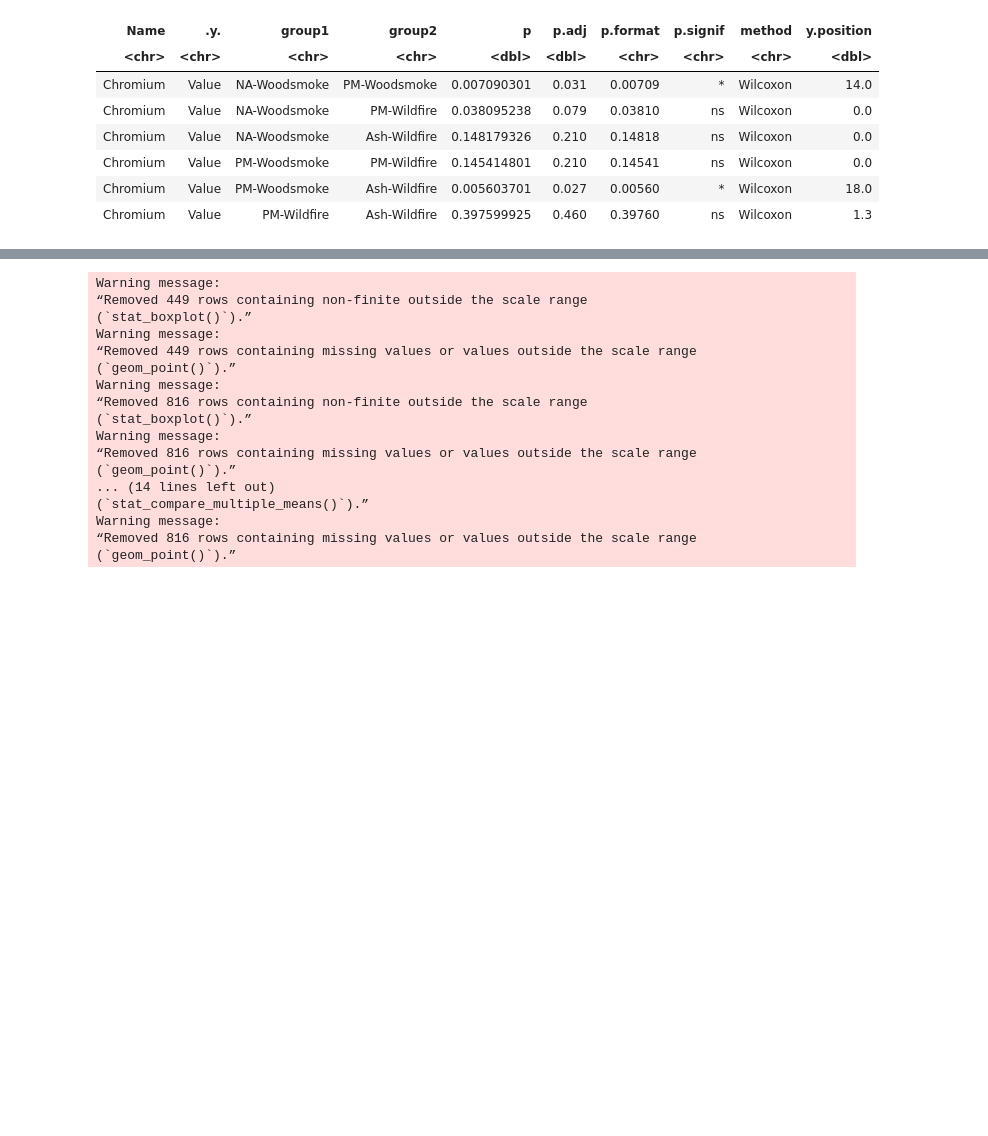
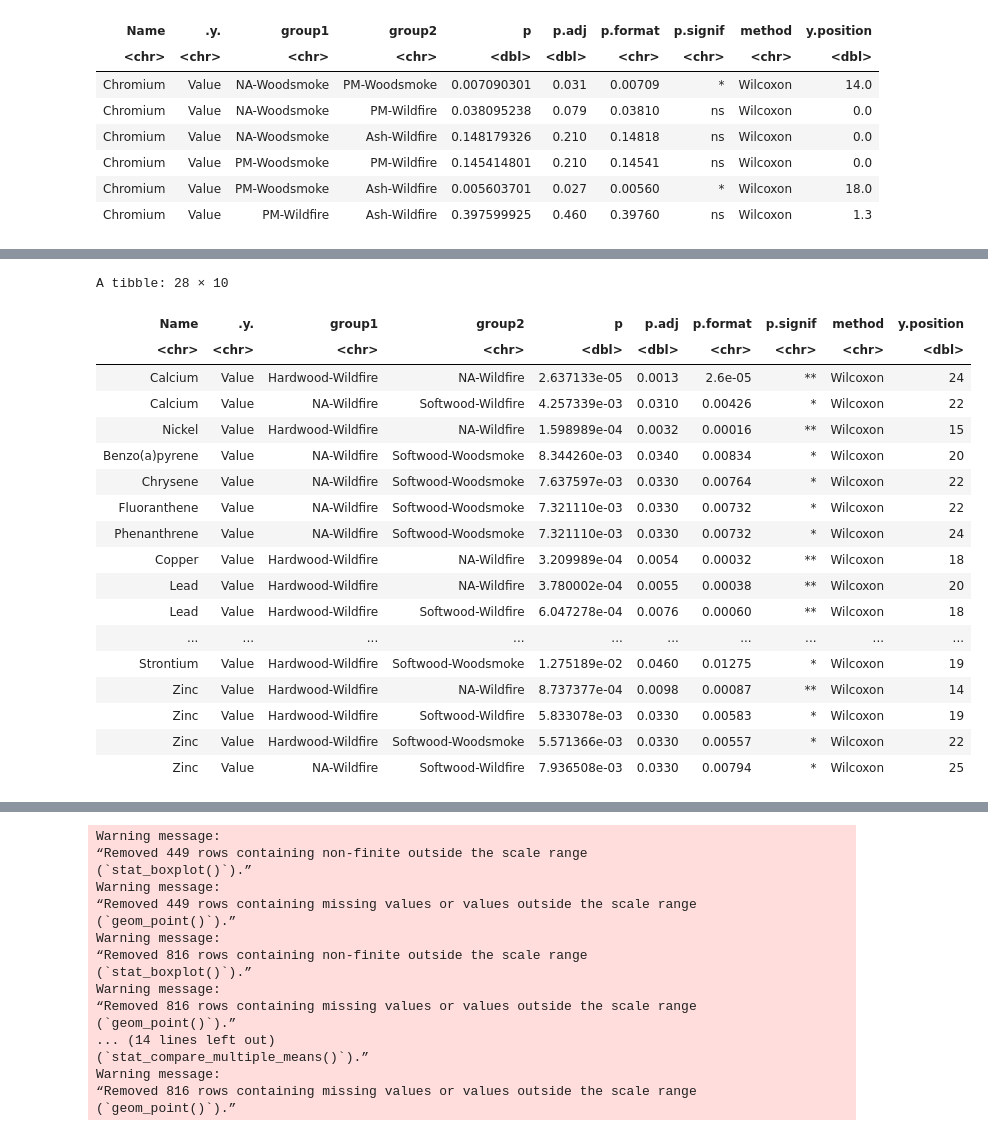
Before and after one commit to UNC-CEMALB/P1015.-Wildfire_Suffcient_Similiarity, a Jupyter notebook: 3. Individual Distribution Analyses/Boxplots.ipynb, the cells around one changed output, grey strips where cells are left out. Saved outputs shown, nothing was run; the diff lists cells and outputs as text; code cells hidden in the pictures; blank space fills up the shorter version.

```diff
--- a/3. Individual Distribution Analyses/Boxplots.ipynb
+++ b/3. Individual Distribution Analyses/Boxplots.ipynb
@@ -786,0 +787,43 @@ Warning message:
+# %%
+strata_ft_vol_df = long_vol_df %>%
+    # only keeping groups that have at least 2 samples
+    group_by(Name, Fuel_Type_Sample) %>%
+    filter(sum(!is.na(Value)) >= 2) %>%
+    ungroup()
+
+t_test_p_values_ft_vol = compare_means(Value ~ Fuel_Type_Sample, data = strata_ft_vol_df,
+                                         method = "wilcox.test", p.adjust.method = 'fdr', group.by = "Name") %>%
+
+    # basing the p.signif off of adjusted p values
+    mutate(p.signif = ifelse(p.adj < 0.0001, '****',
+                             ifelse(p.adj >= 0.0001 & p.adj < 0.001, '***',
+                                   ifelse(p.adj >= 0.001 & p.adj < 0.01, '**',
+                                         ifelse(p.adj >= 0.01 & p.adj < 0.05, '*',
+                                                    'ns'))))) %>%
+    filter(p.signif != 'ns') %>%
+    # manually adding the y position
+    mutate(y.position = c(24, 22, 15, 20, 22, 22, 24, 18, 20, 18, 14,
+                          18, 20, 22, 26, 24, 22, 20,
+                          22, 17, 20, 22, 16, 19, 14, 19, 22, 25))
+
+t_test_p_values_ft_vol#[31:66,]
+# %% [output]
+A tibble: 28 × 10
+| Name | .y. | group1 | group2 | p | p.adj | p.format | p.signif | method | y.position |
+| <chr> | <chr> | <chr> | <chr> | <dbl> | <dbl> | <chr> | <chr> | <chr> | <dbl> |
+| Calcium | Value | Hardwood-Wildfire | NA-Wildfire | 2.637133e-05 | 0.0013 | 2.6e-05 | ** | Wilcoxon | 24 |
+| Calcium | Value | NA-Wildfire | Softwood-Wildfire | 4.257339e-03 | 0.0310 | 0.00426 | * | Wilcoxon | 22 |
+| Nickel | Value | Hardwood-Wildfire | NA-Wildfire | 1.598989e-04 | 0.0032 | 0.00016 | ** | Wilcoxon | 15 |
+| Benzo(a)pyrene | Value | NA-Wildfire | Softwood-Woodsmoke | 8.344260e-03 | 0.0340 | 0.00834 | * | Wilcoxon | 20 |
+| Chrysene | Value | NA-Wildfire | Softwood-Woodsmoke | 7.637597e-03 | 0.0330 | 0.00764 | * | Wilcoxon | 22 |
+| Fluoranthene | Value | NA-Wildfire | Softwood-Woodsmoke | 7.321110e-03 | 0.0330 | 0.00732 | * | Wilcoxon | 22 |
+| Phenanthrene | Value | NA-Wildfire | Softwood-Woodsmoke | 7.321110e-03 | 0.0330 | 0.00732 | * | Wilcoxon | 24 |
+| Copper | Value | Hardwood-Wildfire | NA-Wildfire | 3.209989e-04 | 0.0054 | 0.00032 | ** | Wilcoxon | 18 |
+| Lead | Value | Hardwood-Wildfire | NA-Wildfire | 3.780002e-04 | 0.0055 | 0.00038 | ** | Wilcoxon | 20 |
+| Lead | Value | Hardwood-Wildfire | Softwood-Wildfire | 6.047278e-04 | 0.0076 | 0.00060 | ** | Wilcoxon | 18 |
+| ... | ... | ... | ... | ... | ... | ... | ... | ... | ... |
+| Strontium | Value | Hardwood-Wildfire | Softwood-Woodsmoke | 1.275189e-02 | 0.0460 | 0.01275 | * | Wilcoxon | 19 |
+| Zinc | Value | Hardwood-Wildfire | NA-Wildfire | 8.737377e-04 | 0.0098 | 0.00087 | ** | Wilcoxon | 14 |
+| Zinc | Value | Hardwood-Wildfire | Softwood-Wildfire | 5.833078e-03 | 0.0330 | 0.00583 | * | Wilcoxon | 19 |
+| Zinc | Value | Hardwood-Wildfire | Softwood-Woodsmoke | 5.571366e-03 | 0.0330 | 0.00557 | * | Wilcoxon | 22 |
+| Zinc | Value | NA-Wildfire | Softwood-Wildfire | 7.936508e-03 | 0.0330 | 0.00794 | * | Wilcoxon | 25 |
```
Also changed, not shown: parts of 6 cells of this notebook.
